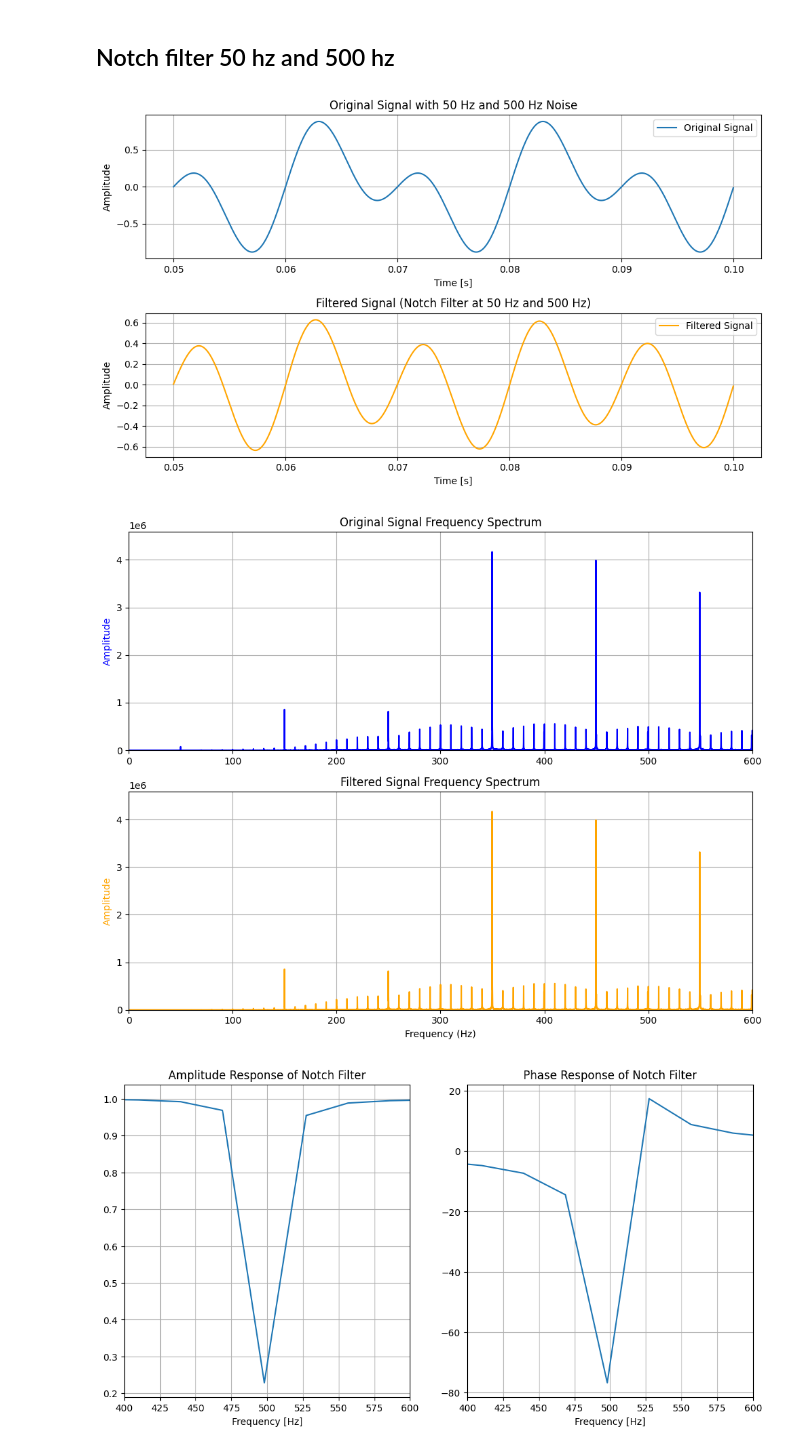
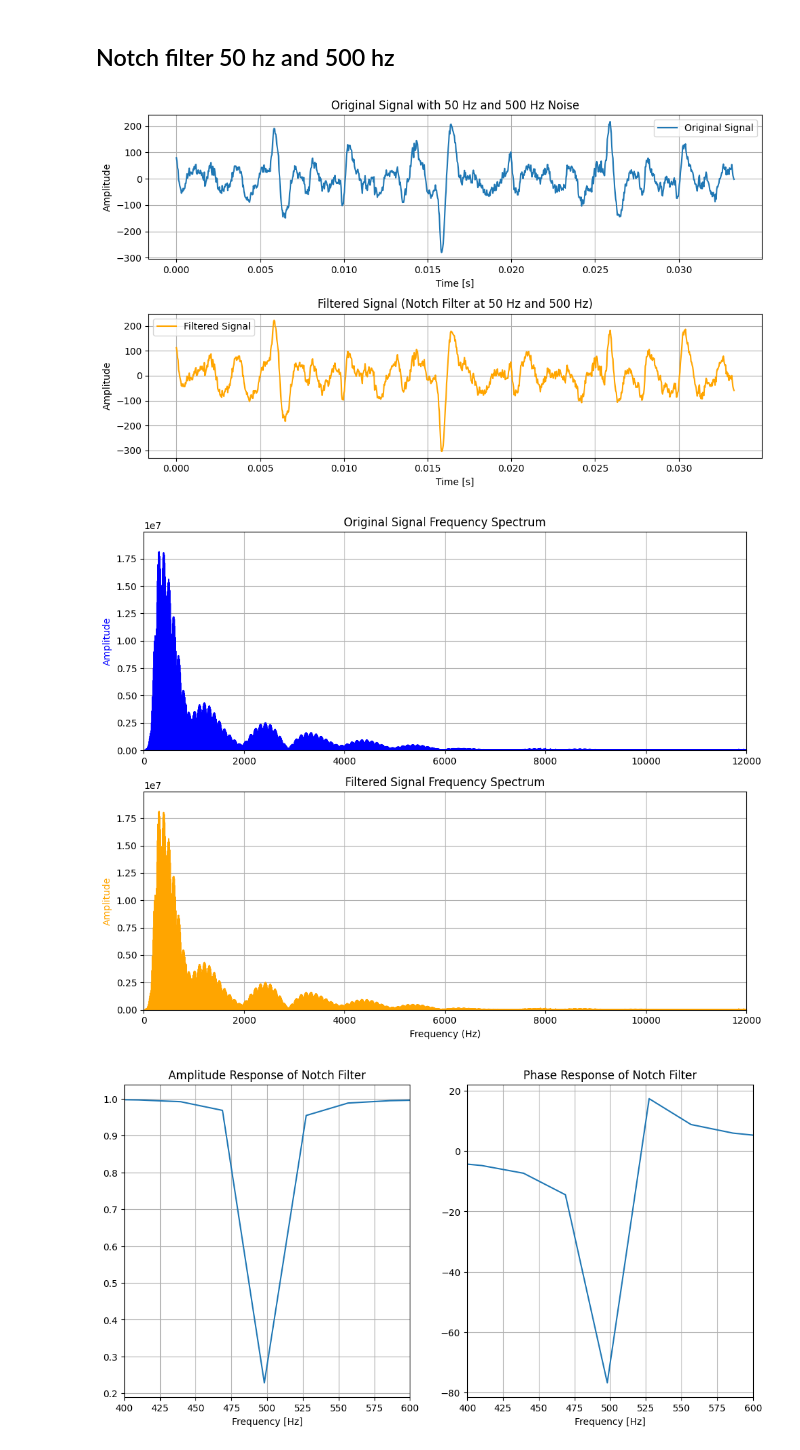
Before and after one commit to Whitesheep18/retinal-ecap-detection, a Jupyter notebook: ml_scripts/filtering_data.ipynb, the cells around one changed output. Drawn from its saved outputs; the diff is of its cells as text; code cells hidden in the pictures.

```diff
--- a/ml_scripts/filtering_data.ipynb
+++ b/ml_scripts/filtering_data.ipynb
@@ -280,14 +280,14 @@ Reading data from file: /Users/marielunde/Desktop/Thesis/all data/3D/Eye 6/NO_ST
 # %%
 # Sample parameters
 fs = 30000  # Sampling frequency in Hz
-f_notches = [50]  # Frequencies to remove (notch frequencies)
-Q = 30  # Quality factor
+f_notches = [525]  # Frequencies to remove (notch frequencies)
+Q = 100  # Quality factor
 
 # Create a sample signal with noise
 signal_length = 300300  # Length of the signal
 t = np.linspace(0, signal_length/fs, signal_length, endpoint=False)
-# signal = all_data_2D[3][0]
-signal = 0.5 * np.sin(2 * np.pi * 50 * t) + 0.5 * np.sin(2 * np.pi * 100 * t)
+signal = all_data_3D_TTX[5][10]
+# signal = 0.5 * np.sin(2 * np.pi * 50 * t) + 0.5 * np.sin(2 * np.pi * 100 * t)
 
 # Design and apply notch filters for each frequency
 filtered_signal = signal.copy()  # Start with the original signal
@@ -298,7 +298,7 @@ for f_notch in f_notches:
     filtered_signal = filtfilt(b, a, filtered_signal)  # Apply filter
 
 # Plot the original and filtered signals
-start, end = 1500, 3000  # Define the range to plot
+start, end = 0,1000  # Define the range to plot
 plt.figure(figsize=(10, 6))
 
 # Original Signal
@@ -322,39 +322,39 @@ plt.grid()
 plt.tight_layout()
 plt.show()
 # %% [output]
-[figure, old version]
+[figure, new version]
 # %%
 # Compute FFT of the original and filtered signals
 fft_original = np.fft.fft(signal)
 fft_filtered = np.fft.fft(filtered_signal)
 
 # Frequency axis for plotting
 freqs = np.fft.fftfreq(signal_length, 1/fs)
 
 # Plot the frequency domain representations
 fig, ax = plt.subplots(2, 1, figsize=(10, 8))
 
 # Plot original signal FFT
 ax[0].plot(freqs[:signal_length // 2], np.abs(fft_original[:signal_length // 2]), color='blue')
 ax[0].set_title("Original Signal Frequency Spectrum")
 ax[0].set_ylabel("Amplitude", color='blue')
-ax[0].set_xlim([0, 600])  # Focus on the range where 50 Hz and 500 Hz are located
+ax[0].set_xlim([0, 12000])  # Focus on the range where 50 Hz and 500 Hz are located
 ax[0].set_ylim([0, np.max(np.abs(fft_original[:signal_length // 2])) * 1.1])  # Adjust y-limits for visibility
 ax[0].grid(True)
 
 # Plot filtered signal FFT
 ax[1].plot(freqs[:signal_length // 2], np.abs(fft_filtered[:signal_length // 2]), color='orange')
 ax[1].set_title("Filtered Signal Frequency Spectrum")
 ax[1].set_ylabel("Amplitude", color='orange')
 ax[1].set_xlabel("Frequency (Hz)")
-ax[1].set_xlim([0, 600])  # Focus on the range where 50 Hz and 500 Hz are located
+ax[1].set_xlim([0, 12000])  # Focus on the range where 50 Hz and 500 Hz are located
 ax[1].set_ylim([0, np.max(np.abs(fft_filtered[:signal_length // 2])) * 1.1])  # Adjust y-limits for visibility
 ax[1].grid(True)
 
 plt.tight_layout()
 plt.show()
 # %% [output]
-[figure, old version]
+[figure, new version]
 # %%
 # Filter response (Amplitude and Phase)
 filt_freq, h = freqz(b, a, fs=fs)
```
Also changed, not shown: 14 other files.
